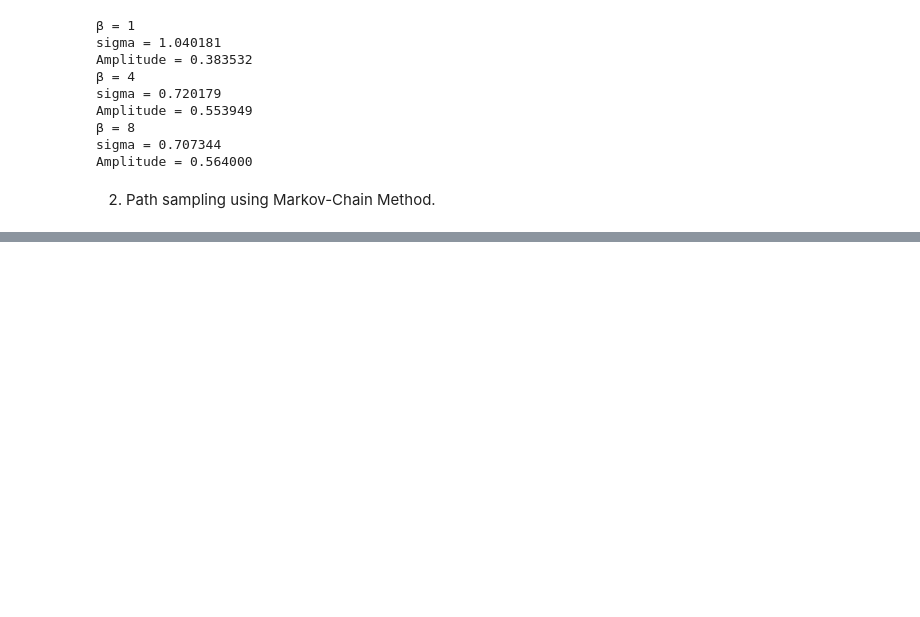
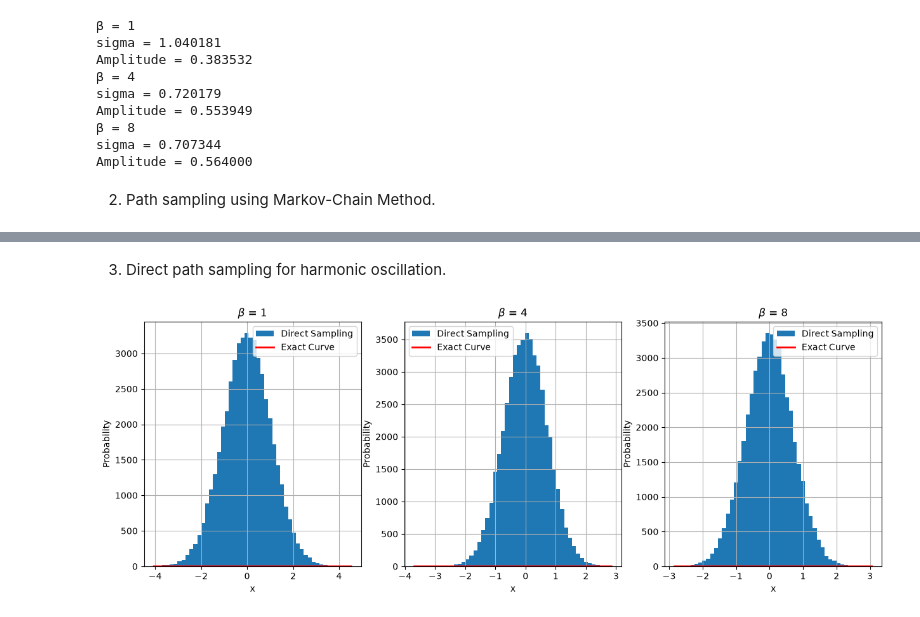
Before and after one commit to pamuduamarasinghe/Computational-Statistical-Mechanics, a Jupyter notebook: CSM07.ipynb, the cells around one changed output, grey strips where cells are left out. Drawn from its saved outputs; the diff is of its cells as text; code cells hidden in the pictures; blank space fills up the shorter version.

Commit message:
Direct path sampling for harmonic oscillation.

```diff
--- a/CSM07.ipynb
+++ b/CSM07.ipynb
@@ -122,0 +125,58 @@ plt.show()
+# %% [markdown]
+3. Direct path sampling for harmonic oscillation.
+# %%
+import numpy as np
+import matplotlib.pyplot as plt
+import math
+
+def direct_path_sampling(beta, N, num_paths):
+    delta = beta / N
+    X0_samples = []
+
+    sigma_0 = np.sqrt(1.0 / (2.0 * np.tanh(beta / 2.0)))
+
+    for _ in range(num_paths):
+        path = np.zeros(N)
+        path[0] = np.random.normal(0, sigma_0)
+
+
+        for k in range(1, N):
+
+            rem_steps = N - k
+            mean = (path[k-1] * rem_steps + path[0]) / (rem_steps + 1)
+            variance = delta * (rem_steps) / (rem_steps + 1)
+
+            path[k] = np.random.normal(mean, np.sqrt(variance))
+
+
+        X0_samples.append(path[0])
+
+    return np.array(X0_samples)
+
+N = 12
+num_paths = 50000
+betas = [1, 4, 8]
+
+plt.figure(figsize=(15, 5))
+
+for idx, beta in enumerate(betas):
+    X0 = direct_path_sampling(beta, N, num_paths)
+
+    plt.subplot(1, 3, idx+1)
+    count, bins, _ = plt.hist(X0, bins=50, label='Direct Sampling')
+
+
+    x_arr = np.linspace(min(bins), max(bins), 500)
+    exact_variance = 1.0 / (2.0 * np.tanh(beta / 2.0))
+    exact_rho = (1.0 / np.sqrt(2.0 * np.pi * exact_variance)) * np.exp(-x_arr**2 / (2.0 * exact_variance))
+
+    plt.plot(x_arr, exact_rho, 'r-', lw=2, label='Exact Curve')
+    plt.title(f'$\\beta$ = {beta}')
+    plt.xlabel('x')
+    plt.ylabel('Probability')
+    plt.legend()
+    plt.grid(True)
+
+plt.show()
+# %% [output]
+[figure, added]
```
Also changed, not shown: parts of 1 cell of this notebook.
